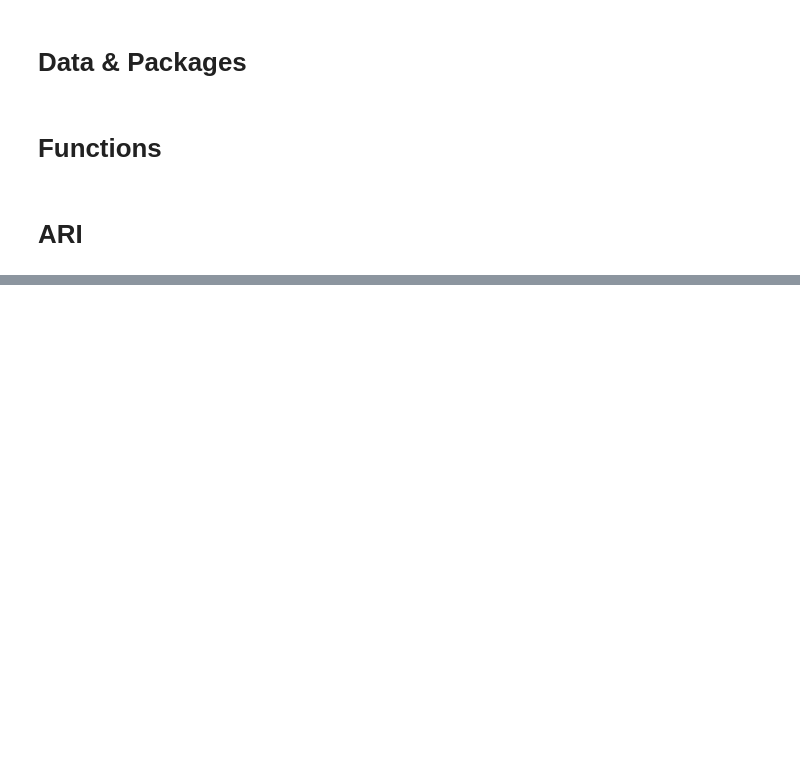
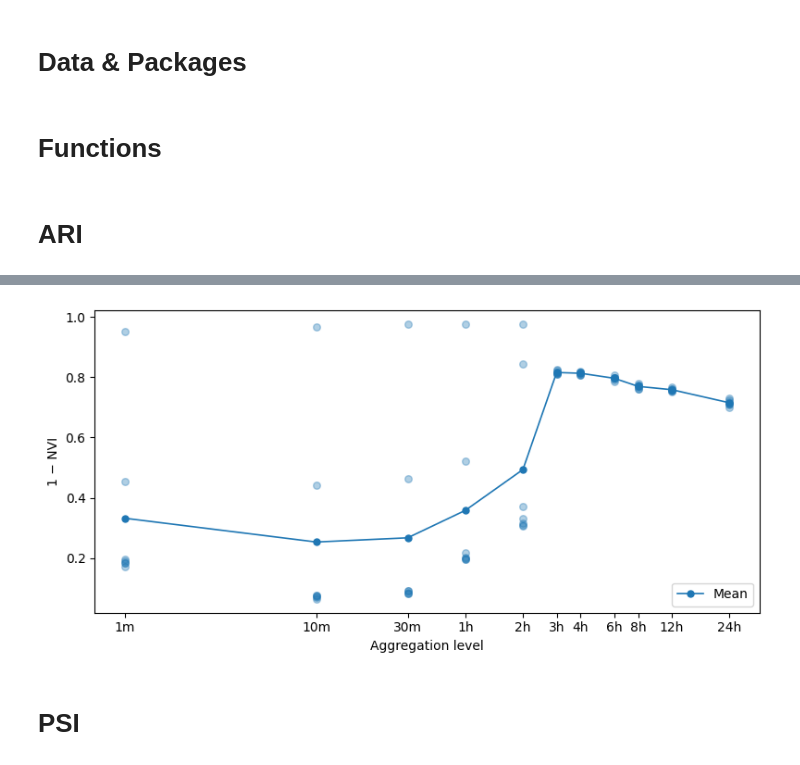
Before and after one commit to Tarun-Rajan99/MSc-Project, a Jupyter notebook: 04_code/drop_analysis/drop_src_comps/drop_src_comps.ipynb, the cells around one changed output, grey strips where cells are left out. Drawn from its saved outputs; the diff is of its cells as text; code cells hidden in the pictures; blank space fills up the shorter version.

```diff
--- a/04_code/drop_analysis/drop_src_comps/drop_src_comps.ipynb
+++ b/04_code/drop_analysis/drop_src_comps/drop_src_comps.ipynb
@@ -247,0 +287,27 @@ ari_results = {name: ari_by_week(df, h, k_optimal) for name, h in levels.items()
+# %%
+vi_results = {name: vi_by_week(df, h, k_optimal) for name, h in levels.items()}
+# %%
+# Plot of (1 - NVI)s & mean for each aggregtion level
+inv_VI = {name: {pair: 1 - v for pair, v in d.items()} for name, d in vi_results.items()}
+
+fig, ax = plt.subplots(figsize=(8, 4))
+
+agg_levels = np.array([h for _, h in levels.items()])
+sim = [np.array(list(inv_VI[name].values())) for name in levels]
+inv_vi_means = np.array([s.mean() for s in sim])
+
+for x, s in zip(agg_levels, sim):
+    ax.scatter(x * np.ones(len(s)), s, color='tab:blue', alpha=0.35, s=30, zorder=2)
+
+ax.plot(agg_levels, inv_vi_means, marker='o', ms=5, lw=1.2, zorder=3, label='Mean')
+
+ax.set_xscale('log')
+ax.set_xticks(agg_levels)
+ax.set_xticklabels(['1m','10m','30m','1h','2h','3h','4h','6h','8h','12h','24h'])
+ax.minorticks_off()
+ax.set_xlabel('Aggregation level')
+ax.set_ylabel('1 − NVI')
+ax.legend(loc='lower right')
+plt.tight_layout()
+# %% [output]
+[figure, added]
@@ -247,0 +326,2 @@ ari_results = {name: ari_by_week(df, h, k_optimal) for name, h in levels.items()
+# %% [markdown]
+# PSI
```
Also changed, not shown: parts of 14 cells of this notebook, 4 other files.
